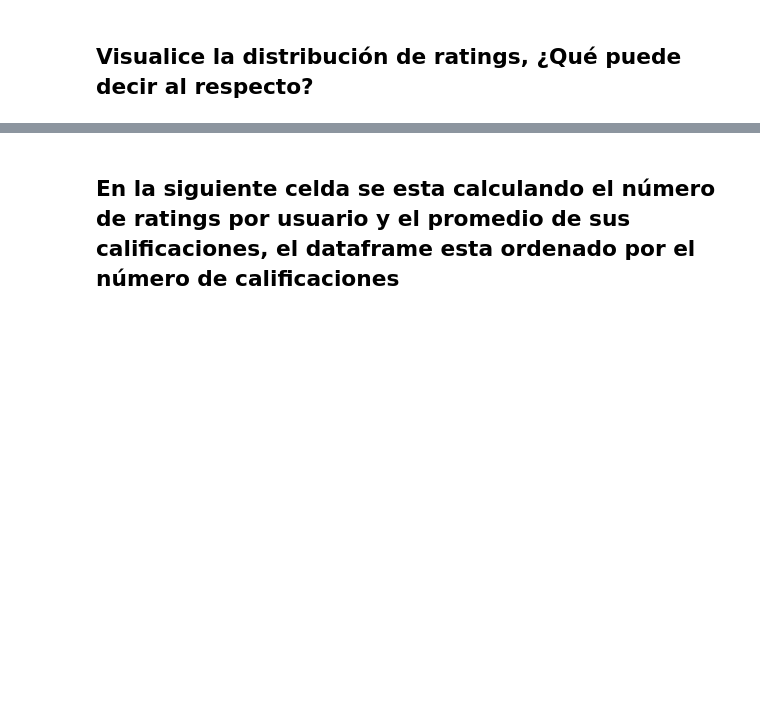
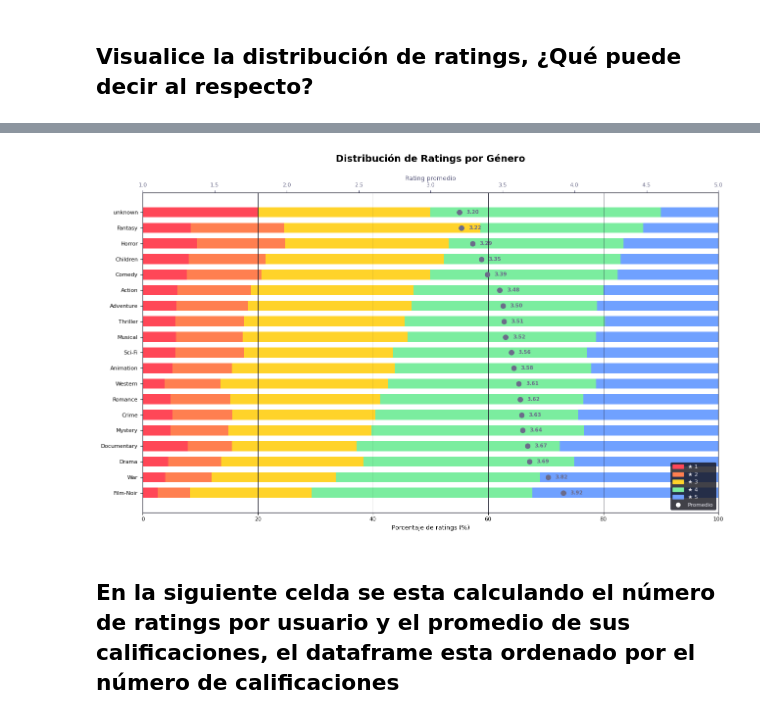
Before and after one commit to AlisonAristizabal/Laboratorio-1-Sistemas-de-Recomendacion, a Jupyter notebook: lab01/MINE4201_SR_Laboratorio_1.ipynb, the cells around one changed output, grey strips where cells are left out. Saved outputs shown, nothing was run; the diff lists cells and outputs as text; code cells hidden in the pictures; blank space fills up the shorter version.

Commit message:
Merge final

```diff
--- a/lab01/MINE4201_SR_Laboratorio_1.ipynb
+++ b/lab01/MINE4201_SR_Laboratorio_1.ipynb
@@ -64,5 +60,5 @@ ratings=pd.read_csv(ruta_data, sep = '\t', names = [ 'user_id', 'item_id', 'rati
 # %%
-items=pd.read_csv(ruta_item, sep = '\|', names = ['movie id' ,'movie title','release date','video release date','IMDb URL ','unknown',
+items=pd.read_csv('u.item', sep = '\|', names = ['movie id' ,'movie title','release date','video release date','IMDb URL ','unknown',
                                                           'Action','Adventure','Animation','Children','Comedy','Crime','Documentary','Drama',
                                                           'Fantasy','Film-Noir','Horror','Musical','Mystery','Romance','Sci-Fi','Thriller','War','Western'], encoding='latin-1', engine='python' )
 # %% [markdown]
@@ -96,0 +99,3 @@ ratings.rating.hist()
+# %%
+genre_col=list(items.columns[5:])
+genre_col
@@ -96,0 +152,8 @@ ratings.rating.hist()
+# %%
+merged = ratings.merge(
+    items[['movie id'] + genre_col],
+    left_on='item_id',   # columna en ratings
+    right_on='movie id', # columna en items
+    how='left'
+)
+merged.head()
@@ -97,3 +168,88 @@ ratings.rating.hist()
+# %%
+
+import matplotlib.patches as mpatches
+
+# ── Calcular distribución por género ────────────────────────────────────────
+rating_values = [1, 2, 3, 4, 5]
+colors = ['#ff4757', '#ff7f50', '#ffd32a', '#7bed9f', '#70a1ff']
+
+
+# Construir matriz: filas=géneros, columnas=rating 1-5 (en %)
+matrix = []
+means = []
+for genre in genre_col:
+    subset = merged.loc[merged[genre] == 1, 'rating']
+    pcts = [subset[subset == r].count() / len(subset) * 100 for r in rating_values]
+    matrix.append(pcts)
+    means.append(subset.mean())
+
+# Ordenar por rating promedio descendente
+order = np.argsort(means)[::-1]
+genres_sorted = [genre_col[i] for i in order]
+matrix_sorted = [matrix[i] for i in order]
+means_sorted  = [means[i] for i in order]
+
+# ── Graficar ────────────────────────────────────────────────────────────────
+fig, ax = plt.subplots(figsize=(13, 8))
+fig.patch.set_facecolor('white')
+ax.set_facecolor('white')
+
+y = np.arange(len(genres_sorted))
+bar_height = 0.65
+
+# Barras apiladas horizontales
+lefts = np.zeros(len(genres_sorted))
+for i, (r, color) in enumerate(zip(rating_values, colors)):
+    values = [row[i] for row in matrix_sorted]
+    ax.barh(y, values, left=lefts, height=bar_height, color=color, label=f'★ {r}')
+    lefts += np.array(values)
+
+# Línea de promedio
+ax2 = ax.twiny()
+ax2.set_facecolor('black')
+ax2.scatter(means_sorted, y, color='#6b6b8a', s=50, zorder=5, label='Promedio')
+ax2.set_xlim(1, 5)
+ax2.tick_params(colors='#6b6b8a', labelsize=8)
+ax2.set_xlabel('Rating promedio', color='#6b6b8a', fontsize=9)
+
+# Etiquetas de promedio
+for i, (mean, yi) in enumerate(zip(means_sorted, y)):
+    ax2.text(mean + 0.05, yi, f'{mean:.2f}', va='center', fontsize=7.5,
+             color='#6b6b8a', fontweight='bold')
+
+# Estética
+ax.set_yticks(y)
+ax.set_yticklabels(genres_sorted, color='#e8e8f0', fontsize=10)
+ax.set_xlabel('Porcentaje de ratings (%)', color='#6b6b8a', fontsize=9)
+ax.set_xlim(0, 100)
+ax.tick_params(colors='#6b6b8a', labelsize=8)
+
+for spine in ax.spines.values():
+    spine.set_edgecolor('#1e1e2e')
+for spine in ax2.spines.values():
+    spine.set_edgecolor('#1e1e2e')
+
+ax.xaxis.label.set_color('black')
+ax.tick_params(axis='x', colors='black')
+ax.tick_params(axis='y', colors='black')
+
+ax.grid(axis='x', color='#1e1e2e', linewidth=0.7)
+
+# Leyenda
+legend_patches = [mpatches.Patch(color=c, label=f'★ {r}') for r, c in zip(rating_values, colors)]
+dot = plt.Line2D([0], [0], marker='o', color='w', label='Promedio', markersize=6, linestyle='None')
+ax.legend(handles=legend_patches + [dot], loc='lower right',
+          facecolor='#12121a', edgecolor='#1e1e2e',
+          labelcolor='#e8e8f0', fontsize=8)
+
+plt.title('Distribución de Ratings por Género', color='black',
+          fontsize=14, fontweight='bold', pad=20)
+plt.tight_layout()
+plt.savefig('rating_by_genre.png', dpi=150, bbox_inches='tight',
+            facecolor='#0a0a0f')
+plt.show()
+# %% [output]
+[figure, added]
 # %% [markdown]
 ## En la siguiente celda se esta calculando el número de ratings por usuario y  el promedio de sus calificaciones, el dataframe esta ordenado por el número de calificaciones
 # %%
```
Also changed, not shown: parts of 24 cells of this notebook, 1 other file.
